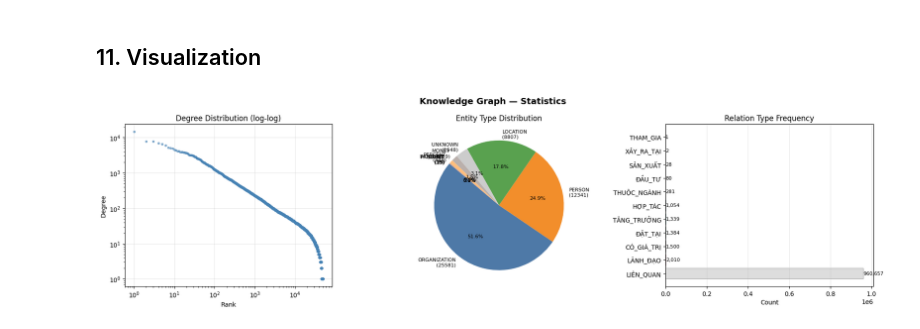
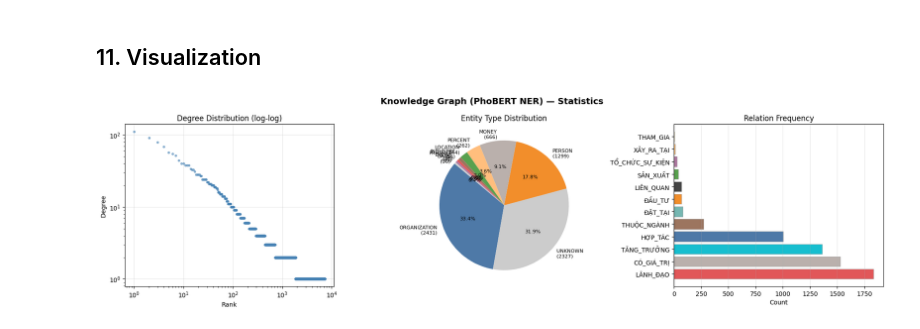
Before and after one commit to tuyentoo1911/extraction-system, a Jupyter notebook: knowledge_graph.ipynb, the cells around one changed output. Saved outputs shown, nothing was run; the diff lists cells and outputs as text; code cells hidden in the pictures.

```diff
--- a/knowledge_graph.ipynb
+++ b/knowledge_graph.ipynb
@@ -1253,52 +1116,73 @@ Degree:
 # %% [markdown]
 ## 11. Visualization
 # %%
-# ── Plot 1: Degree Distribution ──────────────────────────────
+# ── Degree & Stats ────────────────────────────────────────────
+in_deg  = dict(G.in_degree())
+out_deg = dict(G.out_degree())
+total_deg = {n: in_deg[n]+out_deg[n] for n in G.nodes()}
+
 fig, axes = plt.subplots(1, 3, figsize=(18, 5))
-fig.suptitle('Knowledge Graph — Statistics', fontsize=14, fontweight='bold')
+fig.suptitle('Knowledge Graph (PhoBERT NER) — Statistics', fontsize=14, fontweight='bold')
 
-degree_vals = sorted(degrees.values(), reverse=True)
+# Degree distribution
 ax = axes[0]
-ax.loglog(range(1, len(degree_vals) + 1), degree_vals, 'o', markersize=3,
-          color='steelblue', alpha=0.6)
-ax.set_xlabel('Rank')
-ax.set_ylabel('Degree')
-ax.set_title('Degree Distribution (log-log)')
+deg_vals = sorted(total_deg.values(), reverse=True)
+ax.loglog(range(1, len(deg_vals)+1), deg_vals, 'o', ms=3, color='steelblue', alpha=0.6)
+ax.set_xlabel('Rank'); ax.set_ylabel('Degree'); ax.set_title('Degree Distribution (log-log)')
 ax.grid(True, alpha=0.3)
 
-# ── Plot 2: Entity type pie ──────────────────────────────────
+# Entity type pie
 ax = axes[1]
-type_cnt = Counter(d.get('entity_type', 'UNKNOWN') for _, d in G.nodes(data=True))
-labels = [f"{k}\n({v})" for k, v in type_cnt.most_common()]
-colors = [ETYPE_COLOR.get(k, '#CCCCCC') for k, _ in type_cnt.most_common()]
-ax.pie(
-    [v for _, v in type_cnt.most_common()],
-    labels=labels,
-    colors=colors,
-    autopct='%1.1f%%',
-    startangle=140,
-    textprops={'fontsize': 8},
-)
+type_cnt = Counter(d.get('entity_type','?') for _,d in G.nodes(data=True))
+labels_pie = [f"{k}\n({v})" for k, v in type_cnt.most_common()]
+colors_pie = [ETYPE_COLOR.get(k,'#CCCCCC') for k, _ in type_cnt.most_common()]
+ax.pie([v for _,v in type_cnt.most_common()], labels=labels_pie,
+       colors=colors_pie, autopct='%1.1f%%', startangle=140,
+       textprops={'fontsize':8})
 ax.set_title('Entity Type Distribution')
 
-# ── Plot 3: Relation type bar ────────────────────────────────
+# Relation bar
 ax = axes[2]
-rel_items = rel_freq.most_common()
-rel_names  = [r for r, _ in rel_items]
-rel_counts = [c for _, c in rel_items]
-rel_colors = [RELATION_COLOR.get(r, '#999999') for r in rel_names]
-bars = ax.barh(rel_names, rel_counts, color=rel_colors, edgecolor='gray', linewidth=0.5)
-for bar, cnt in zip(bars, rel_counts):
-    ax.text(bar.get_width() + 0.5, bar.get_y() + bar.get_height() / 2,
-            f'{cnt:,}', va='center', fontsize=8)
-ax.set_xlabel('Count')
-ax.set_title('Relation Type Frequency')
+rel_items = rel_dist.most_common()
+ax.barh([r for r,_ in rel_items], [c for _,c in rel_items],
+        color=[RELATION_COLOR.get(r,'#999') for r,_ in rel_items],
+        edgecolor='gray', linewidth=0.4)
+ax.set_xlabel('Count'); ax.set_title('Relation Frequency')
 ax.grid(True, axis='x', alpha=0.3)
 
 plt.tight_layout()
-fig_path = OUT / 'graph_statistics.png'
-plt.savefig(fig_path, dpi=150, bbox_inches='tight')
+plt.savefig(OUT/'graph_statistics.png', dpi=150, bbox_inches='tight')
 plt.show()
-print(f'Saved: {fig_path}')
+
+# ── Top-K subgraph ────────────────────────────────────────────
+top_k = CFG['top_k_viz']
+top_nodes = {n for n,_ in sorted(total_deg.items(), key=lambda x:x[1], reverse=True)[:top_k]}
+subG = G.subgraph(top_nodes)
+
+fig, ax = plt.subplots(figsize=(20, 14))
+ax.set_title(f'Knowledge Graph (PhoBERT NER) — Top {top_k} nodes', fontsize=14, fontweight='bold')
+
+pos = nx.spring_layout(subG, k=2.5/np.sqrt(max(subG.number_of_nodes(),1)), seed=42, iterations=60)
+max_deg = max(total_deg.values()) or 1
+node_sizes  = [200 + 1500*(total_deg.get(n,1)/max_deg) for n in subG.nodes()]
+node_colors = [G.nodes[n].get('color','#CCCCCC') for n in subG.nodes()]
+edge_colors = [G[u][v][0].get('color','#AAAAAA') for u,v in subG.edges()]
+
+nx.draw_networkx_edges(subG, pos, ax=ax, edge_color=edge_colors,
+                       alpha=0.35, arrows=True, arrowsize=7, width=0.7,
+                       connectionstyle='arc3,rad=0.08')
+nx.draw_networkx_nodes(subG, pos, ax=ax, node_color=node_colors,
+                       node_size=node_sizes, alpha=0.9)
+
+top_labels = {n:n for n,_ in sorted(total_deg.items(),key=lambda x:x[1],reverse=True)[:CFG['top_k_labels']] if n in subG}
+nx.draw_networkx_labels(subG, pos, labels=top_labels, ax=ax, font_size=7, font_weight='bold')
+
+legend_patches = [mpatches.Patch(color=c, label=t) for t,c in ETYPE_COLOR.items() if t in type_cnt]
+ax.legend(handles=legend_patches, loc='upper left', fontsize=9, title='Entity Type')
+ax.axis('off')
+plt.tight_layout()
+plt.savefig(OUT/'graph_top_nodes.png', dpi=150, bbox_inches='tight')
+plt.show()
+print(f'Saved: {OUT}/graph_statistics.png, graph_top_nodes.png')
 # %% [output]
-[figure, old version]
+[figure, new version]
```
Also changed, not shown: parts of 50 cells of this notebook.
